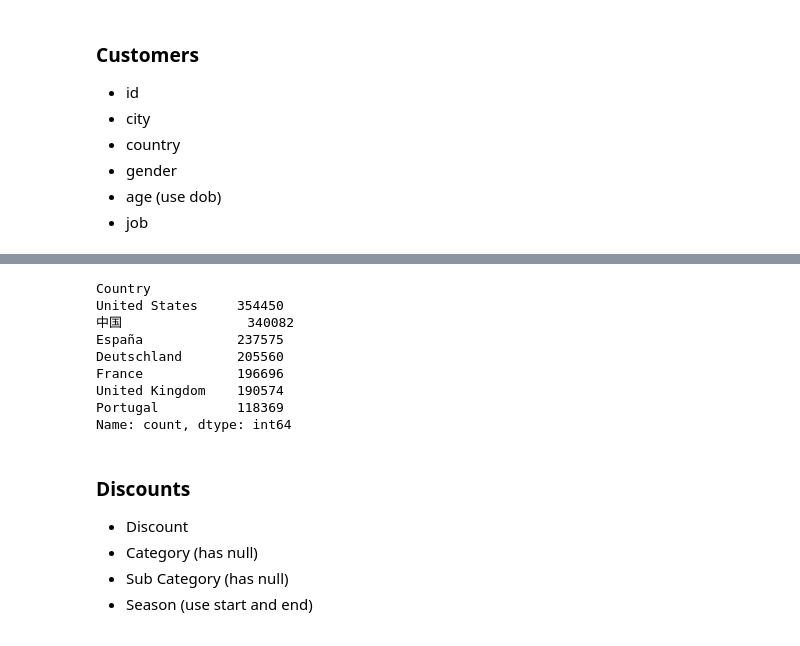
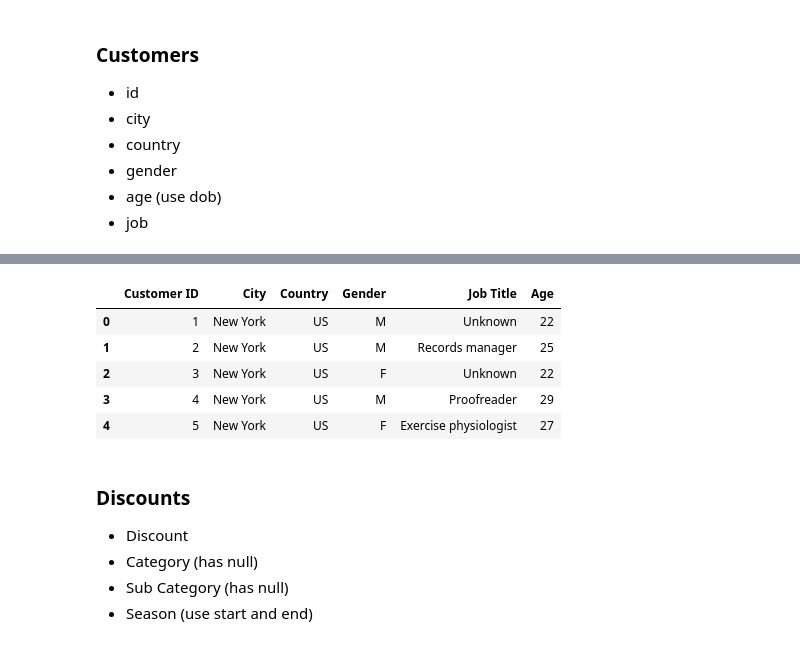
Before and after one commit to lancemelon/music_fashion_popularity_analysis, a Jupyter notebook: notebooks/etl.ipynb, the cells around one changed output, grey strips where cells are left out. Saved outputs shown, nothing was run; the diff lists cells and outputs as text; code cells hidden in the pictures.

```diff
--- a/notebooks/etl.ipynb
+++ b/notebooks/etl.ipynb
@@ -34,6 +35,16 @@ music_df = pd.read_csv('../datasets/raw/music_data/universal_top_spotify_songs.c
 - gender
 - age (use dob)
 - job
+# %%
+country_code_mapping = {
+    "United States": "US",
+    "中国": "CN",
+    "España": "ES",
+    "Deutschland": "DE",
+    "France": "FR",
+    "United Kingdom": "GB",
+    "Portugal": "PT",
+}
 # %%
 customers_df.drop(columns=['Name', 'Email', 'Telephone'], axis=1, inplace=True)
 customers_df['Age'] = pd.to_datetime('today').year - pd.to_datetime(customers_df['Date Of Birth'], errors='coerce').dt.year
@@ -55,16 +60,16 @@ For example, when doing 'df[col].method(value, inplace=True)', try using 'df.met
 | 4 | 5 | New York | United States | F | Exercise physiologist | 27 |
 # %%
 customers_df['Country'].value_counts()
+customers_df['Country'] = customers_df['Country'].map(country_code_mapping)
-# %% [output]
-Country
-United States     354450
-中国                340082
-España            237575
-Deutschland       205560
-France            196696
-United Kingdom    190574
-Portugal          118369
-Name: count, dtype: int64
+# %%
+customers_df.head()
+# %% [output]
+|  | Customer ID | City | Country | Gender | Job Title | Age |
+| 0 | 1 | New York | US | M | Unknown | 22 |
+| 1 | 2 | New York | US | M | Records manager | 25 |
+| 2 | 3 | New York | US | F | Unknown | 22 |
+| 3 | 4 | New York | US | M | Proofreader | 29 |
+| 4 | 5 | New York | US | F | Exercise physiologist | 27 |
 # %% [markdown]
 ### Discounts
 
```
Also changed, not shown: parts of 25 cells of this notebook, 1 other file.
